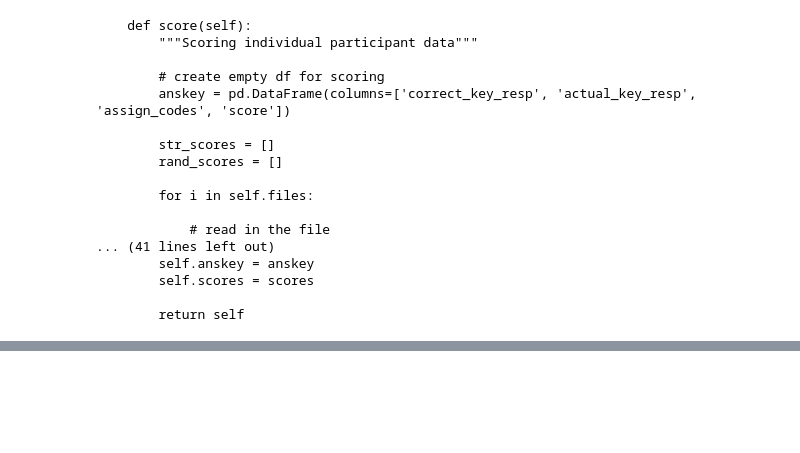
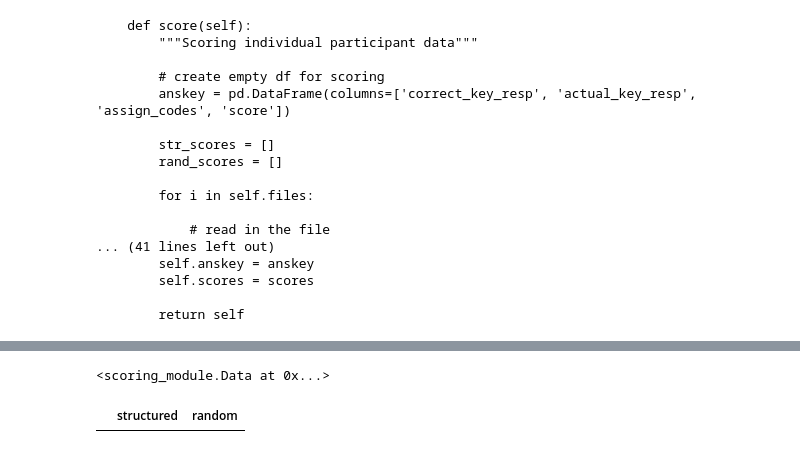
Before and after one commit to w-decker/GaTech_Code, a Jupyter notebook: gatech_code.ipynb, the cells around one changed output, grey strips where cells are left out. Drawn from its saved outputs; the diff is of its cells as text; code cells hidden in the pictures; blank space fills up the shorter version.

```diff
--- a/gatech_code.ipynb
+++ b/gatech_code.ipynb
@@ -270,0 +283,8 @@ print(getsource(sm.Data.score))
+# %%
+data.score()
+# %% [output]
+<scoring_module.Data at 0x...>
+# %%
+data.scores
+# %% [output]
+|  | structured | random |
```
Also changed, not shown: parts of 1 cell of this notebook.
